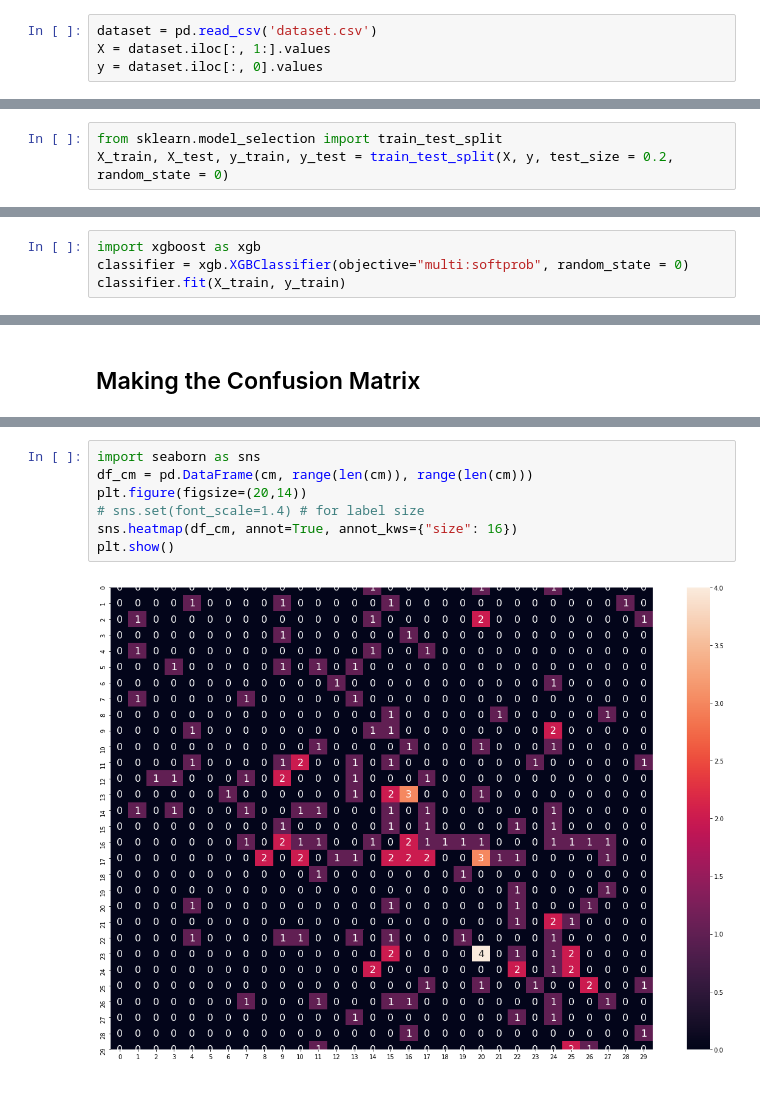
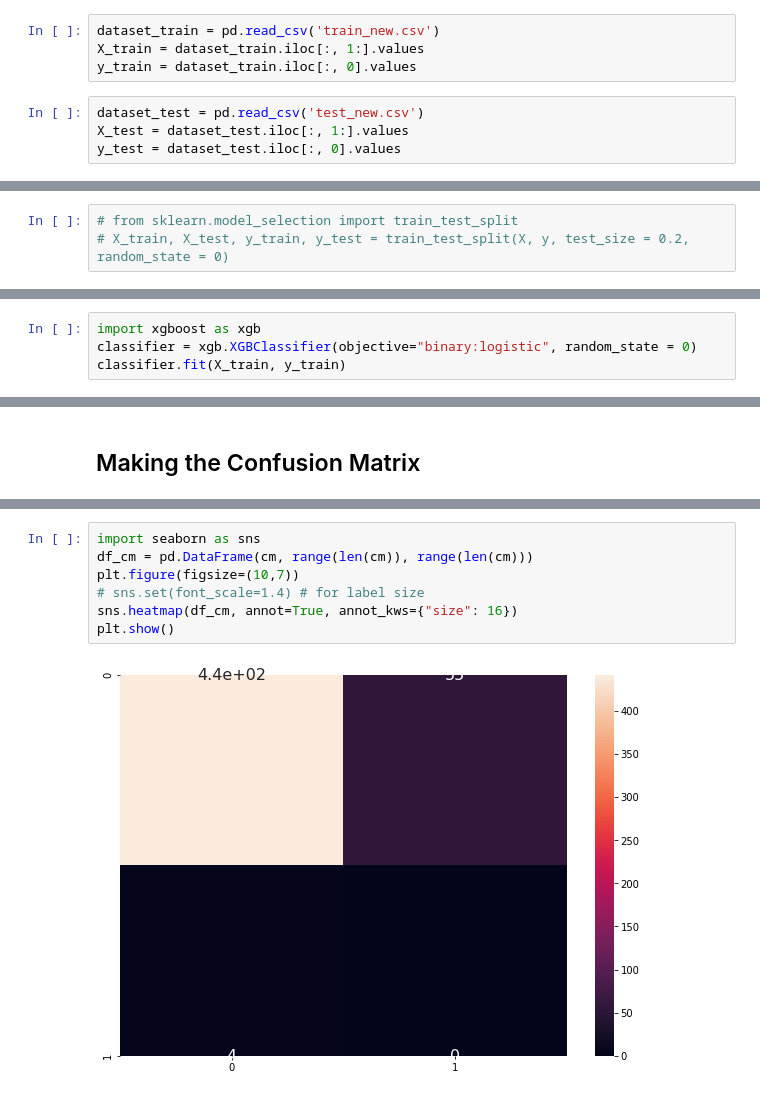
Before and after one commit to nik1806/haemo-prof-sim, a Jupyter notebook: xgboost.ipynb, the cells around one changed output, grey strips where cells are left out. Cells and saved outputs as stored; diff of their text form.

```diff
--- a/xgboost.ipynb
+++ b/xgboost.ipynb
@@ -9,14 +9,18 @@ import pandas as pd
 # %% [markdown]
 ## Importing the dataset
 # %%
-dataset = pd.read_csv('dataset.csv')
-X = dataset.iloc[:, 1:].values
-y = dataset.iloc[:, 0].values
+dataset_train = pd.read_csv('train_new.csv')
+X_train = dataset_train.iloc[:, 1:].values
+y_train = dataset_train.iloc[:, 0].values
+# %%
+dataset_test = pd.read_csv('test_new.csv')
+X_test = dataset_test.iloc[:, 1:].values
+y_test = dataset_test.iloc[:, 0].values
 # %% [markdown]
 ## Splitting the dataset into the Training set and Test set
 # %%
-from sklearn.model_selection import train_test_split
-X_train, X_test, y_train, y_test = train_test_split(X, y, test_size = 0.2, random_state = 0)
+# from sklearn.model_selection import train_test_split
+# X_train, X_test, y_train, y_test = train_test_split(X, y, test_size = 0.2, random_state = 0)
 # %% [markdown]
 ## Feature Scaling
 # %%
@@ -28,6 +32,6 @@ X_test = sc.transform(X_test)
 ## Training the XGboost mode on the Training set
 # %%
 import xgboost as xgb
-classifier = xgb.XGBClassifier(objective="multi:softprob", random_state = 0)
+classifier = xgb.XGBClassifier(objective="binary:logistic", random_state = 0)
 classifier.fit(X_train, y_train)
 # %% [output]
@@ -108,10 +81,10 @@ f1_score(y_test, y_pred, average='weighted')
 # %%
 import seaborn as sns
 df_cm = pd.DataFrame(cm, range(len(cm)), range(len(cm)))
-plt.figure(figsize=(20,14))
+plt.figure(figsize=(10,7))
 # sns.set(font_scale=1.4) # for label size
 sns.heatmap(df_cm, annot=True, annot_kws={"size": 16})
 plt.show()
 # %% [output]
-[figure, old version]
+[figure, new version]
 # %%
```
Also changed, not shown: parts of 5 cells of this notebook, 4 other files.
